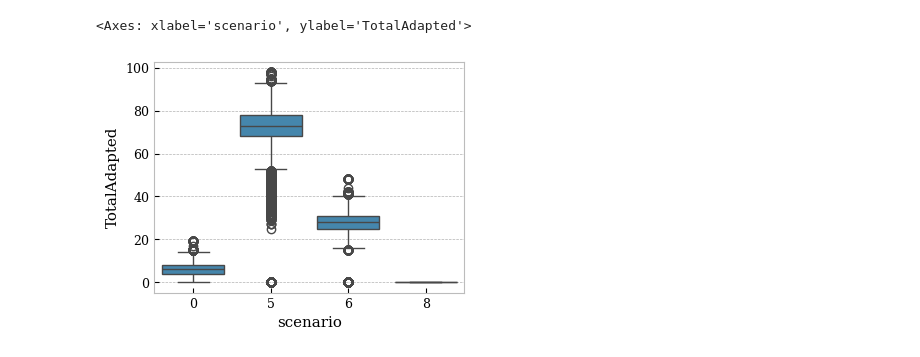
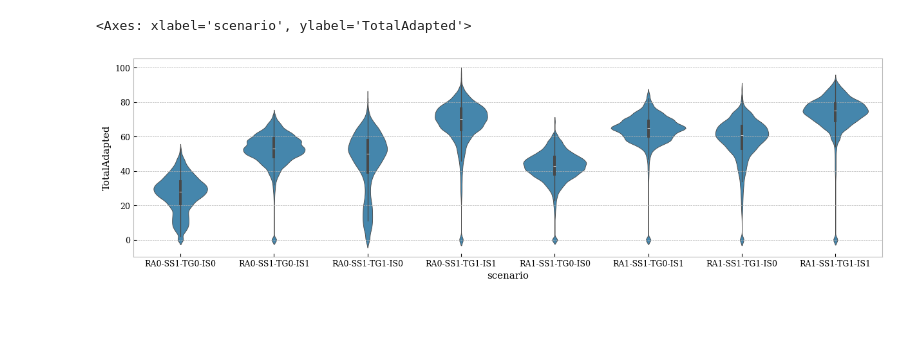
Before and after one commit to simon-van-hulle/abm-flood-adaptation, a Jupyter notebook: analysis/analyse.ipynb, the cells around one changed output. Saved outputs shown, nothing was run; the diff lists cells and outputs as text; code cells hidden in the pictures; blank space fills up the shorter version.

```diff
--- a/analysis/analyse.ipynb
+++ b/analysis/analyse.ipynb
@@ -49,25 +54,36 @@ def create_flat_columns_df_from_dict_of_numpy(
     df = pd.DataFrame(stacked_nps, columns=col_names)
     df = df.convert_dtypes()
     return df
+# %%
+def scenario_name(s):
+    name = f"RA{0 if s%16 <= 7 else 1}"
+    name += f"-SS{0 if s% 8 <= 3 else 1}"
+    name += f"-TG{0 if s%4 <=1 else 1}"
+    name += f"-IS{0 if s%2 == 0 else 1}"
+    return name
 # %%
 ## Load data
 
 # results = load_results(os.path.join(OUTPUT_DIR, "temporary.tar.gz"))
 # results = load_results(os.path.join(OUTPUT_DIR, "long.tar.gz"))
-results = load_results(os.path.join(OUTPUT_DIR, "parametric-h200-t80-r100-s20.tar.gz"))
+# results = load_results(os.path.join(OUTPUT_DIR, "simple-parametric-h200-t80-r100-s1.tar.gz"))
+results = load_results(os.path.join(OUTPUT_DIR, "ff-parametric-h200-t80-r100-s2.tar.gz"))
 experiments, data = results
 
+# Extract some information about the experiments
 unique_policies = experiments["policy"].unique()
-
 n_scenarios = data["TotalAdapted"].shape[0]
 n_replications = data["TotalAdapted"].shape[1]
 n_timesteps = data["TotalAdapted"].shape[2]
 n_policies = len(unique_policies)
-
 n_metrics = len(list(data.keys()))
 
+# Reporting some information about the experiments
 print(f"Analysing {n_scenarios} scenarios, with policies {list(unique_policies)}, {n_replications} replications, {n_timesteps} timesteps")
 
-experiments.iloc[:20]
-# experiments[experiments["scenario"]==4]
+# Rename the scenarios to more readable names
+for i in range(n_scenarios):
+    experiments["scenario"].replace(i, scenario_name(i), inplace=True)
+
+display(experiments[experiments["policy"] == "NoPolicy"])
 # %% [output]
@@ -103,5 +119,6 @@ df_scenario_mean = df_all.groupby(["policy", "scenario", "time"])[["TotalAdapted
 # df_all = df_all[df_all["scenario"] == 1]
 # df_all.head()
 
-df_all = df_all[df_all["scenario"].isin([0,5,6,8])]
-df_all.head()
+# df_all = df_all[df_all["scenario"].isin([0,5,6,8])]
+adapting_scenarios = [scenario_name(i) for i in [4,5,6,7,12,13,14,15]]
+df_all_adapt = df_all[df_all["scenario"].isin(adapting_scenarios)]
@@ -115,6 +254,9 @@ df_all.head()
 # %%
-# sns.boxplot(x="policy", y="TotalAdapted", hue="scenario", data=df_all)
-sns.boxplot(x="scenario", y="TotalAdapted", data=df_all)
+df_tmp = df_all_adapt
+
+plt.figure(figsize=(15, 4))
+# sns.violinplot(data=df_all, x="policy", y="TotalAdapted")
+sns.violinplot(data=df_tmp, x="scenario", y="TotalAdapted")
 # %% [output]
 <Axes: xlabel='scenario', ylabel='TotalAdapted'>
-[figure, old version]
+[figure, new version]
```
Also changed, not shown: parts of 26 cells of this notebook, 4 other files.
